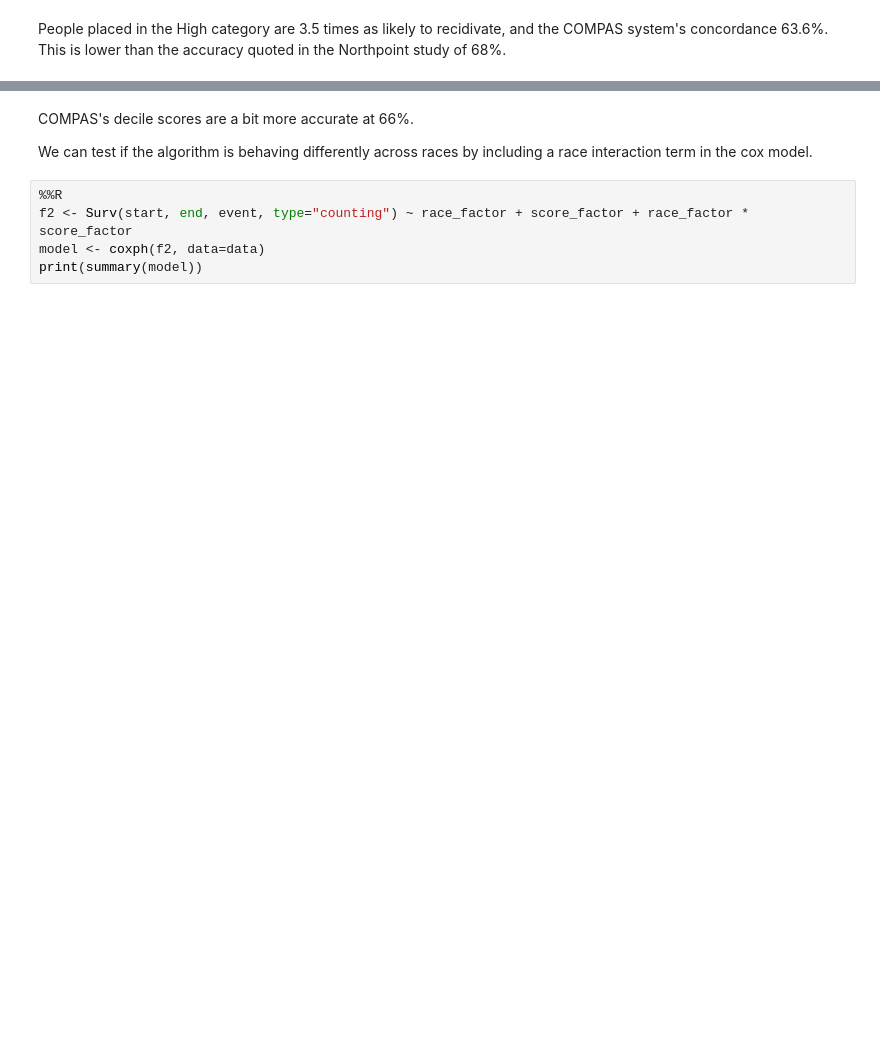
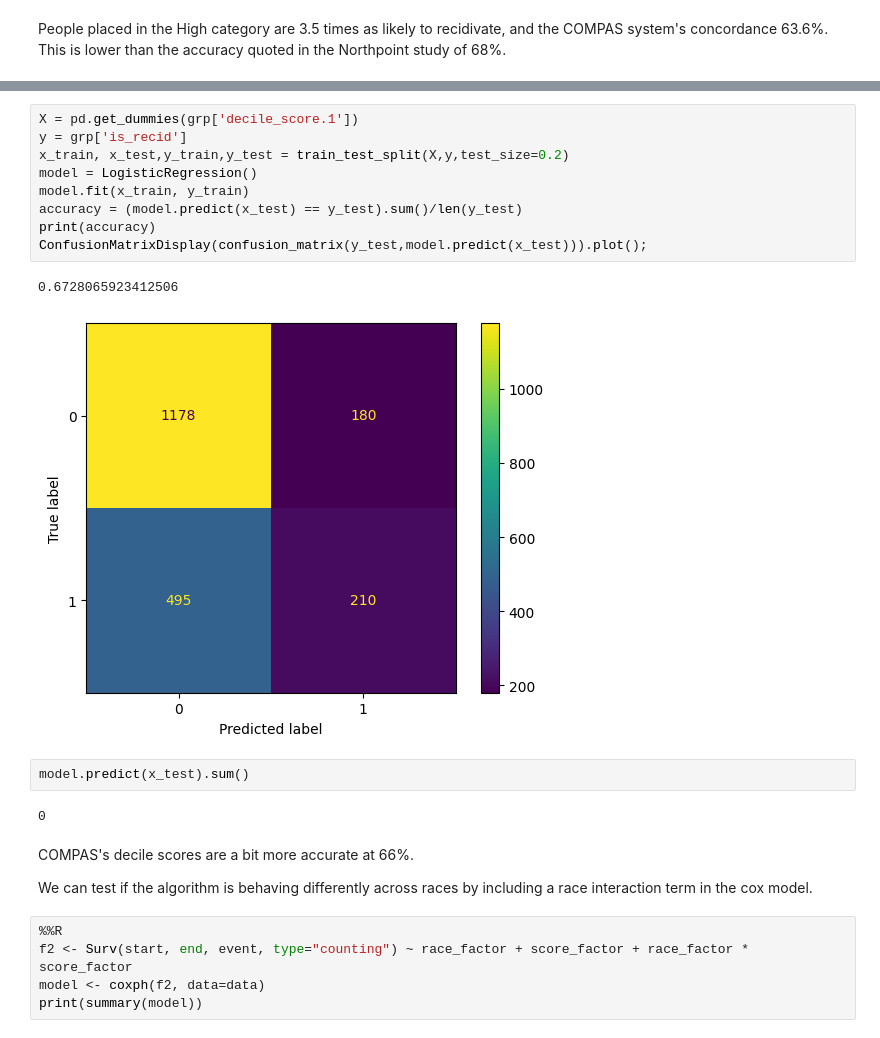
Before and after one commit to lisds/project-BannedBooks, a Jupyter notebook: Compas Analysis.ipynb, the cells around one changed output, grey strips where cells are left out. Saved outputs shown, nothing was run; the diff lists cells and outputs as text; blank space fills up the shorter version.

```diff
--- a/Compas Analysis.ipynb
+++ b/Compas Analysis.ipynb
@@ -644,3 +438,19 @@ Score (logrank) test = 1208  on 1 df,   p=0
+# %%
+X = pd.get_dummies(grp['decile_score.1'])
+y = grp['is_recid']
+x_train, x_test,y_train,y_test = train_test_split(X,y,test_size=0.2)
+model = LogisticRegression()
+model.fit(x_train, y_train)
+accuracy = (model.predict(x_test) == y_test).sum()/len(y_test)
+print(accuracy)
+ConfusionMatrixDisplay(confusion_matrix(y_test,model.predict(x_test))).plot();
+# %% [output]
+0.6728065923412506
+[figure, added]
+# %%
+model.predict(x_test).sum()
+# %% [output]
+0
 # %% [markdown]
 COMPAS's decile scores are a bit more accurate at 66%.
 
```
Also changed, not shown: parts of 78 cells of this notebook, 1 other file.
